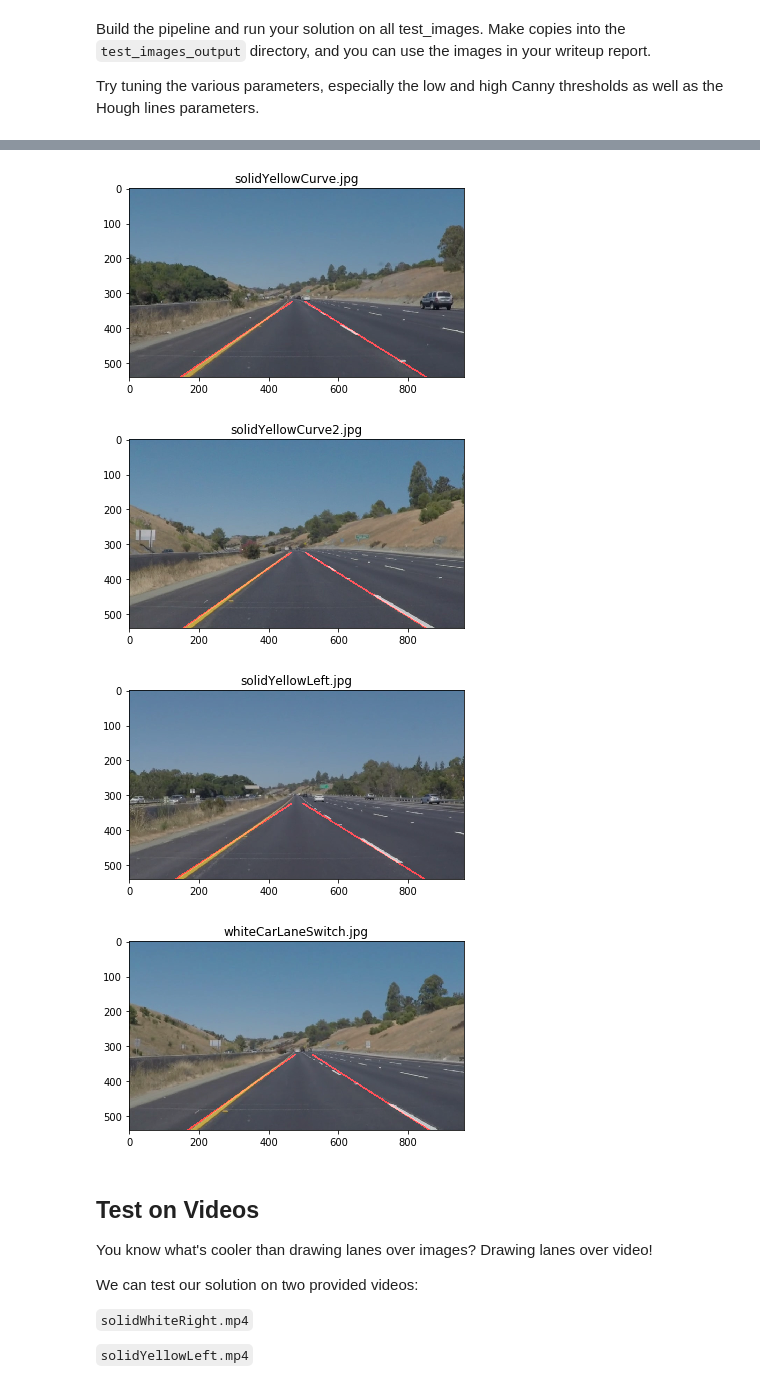
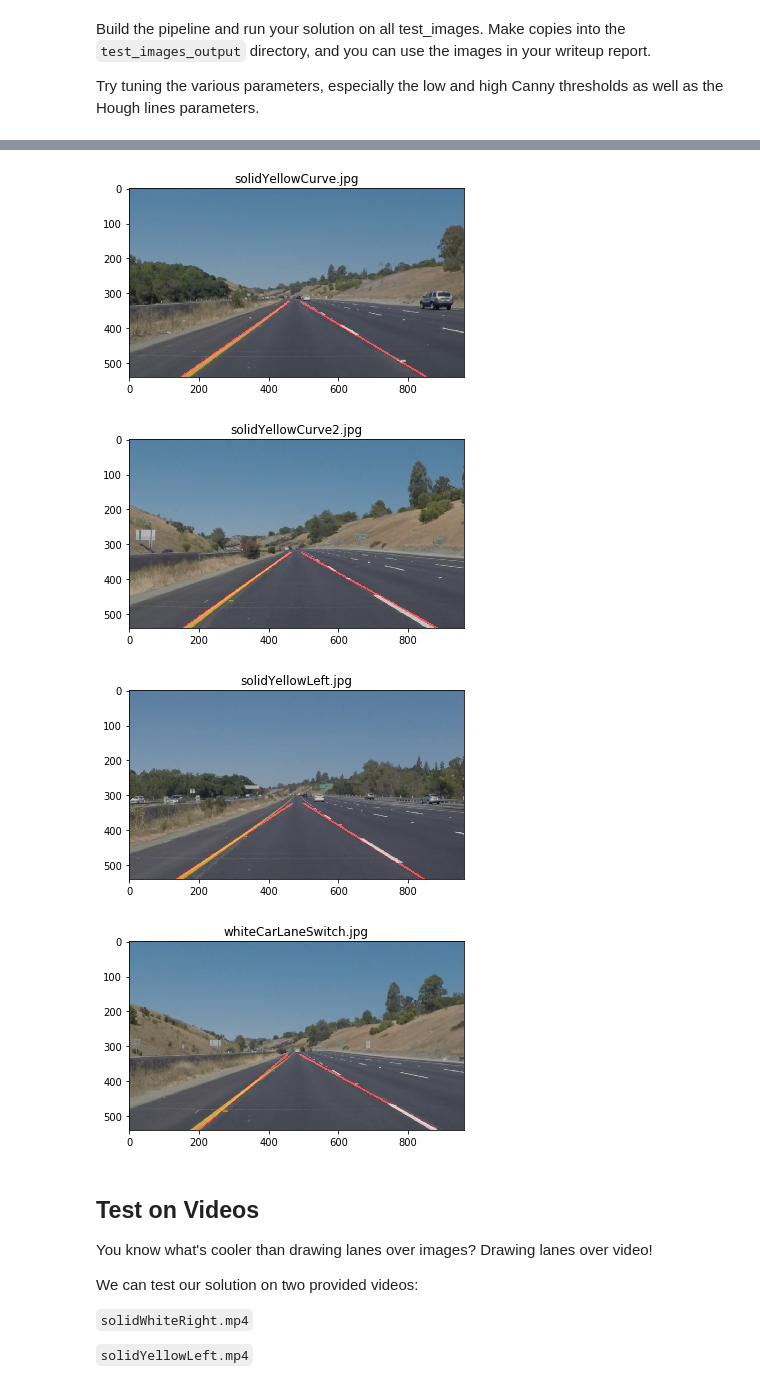
Before and after one commit to mohanaravind/CarND-LaneLines-P1, a Jupyter notebook: P1.ipynb, the cells around one changed output, grey strips where cells are left out. Drawn from its saved outputs; the diff is of its cells as text; code cells hidden in the pictures.

Commit message:
Updated the threshold, max_line_gap and min_line_len

```diff
--- a/P1.ipynb
+++ b/P1.ipynb
@@ -255,7 +255,7 @@ for img_src in os.listdir('test_images/'):
     img = region_of_interest(img, vertices)
 
     # Step:5 Do Hough transformations to detect the interesting lines
-    img = hough_lines(img, 2, np.pi/180, 15, 40, 20)
+    img = hough_lines(img, 2, np.pi/180, 80, 90, 60)
 
     # Step:6 Superimpose the lines on the original image
     img = weighted_img(img, initial_img)
@@ -272,8 +272,8 @@ for img_src in os.listdir('test_images/'):
 [figure]
 [figure]
-[figure, old version]
+[figure, new version]
 [figure]
-[figure, old version]
+[figure, new version]
 # %% [markdown]
 ## Test on Videos
 
```
Also changed, not shown: parts of 6 cells of this notebook, 10 other files.
